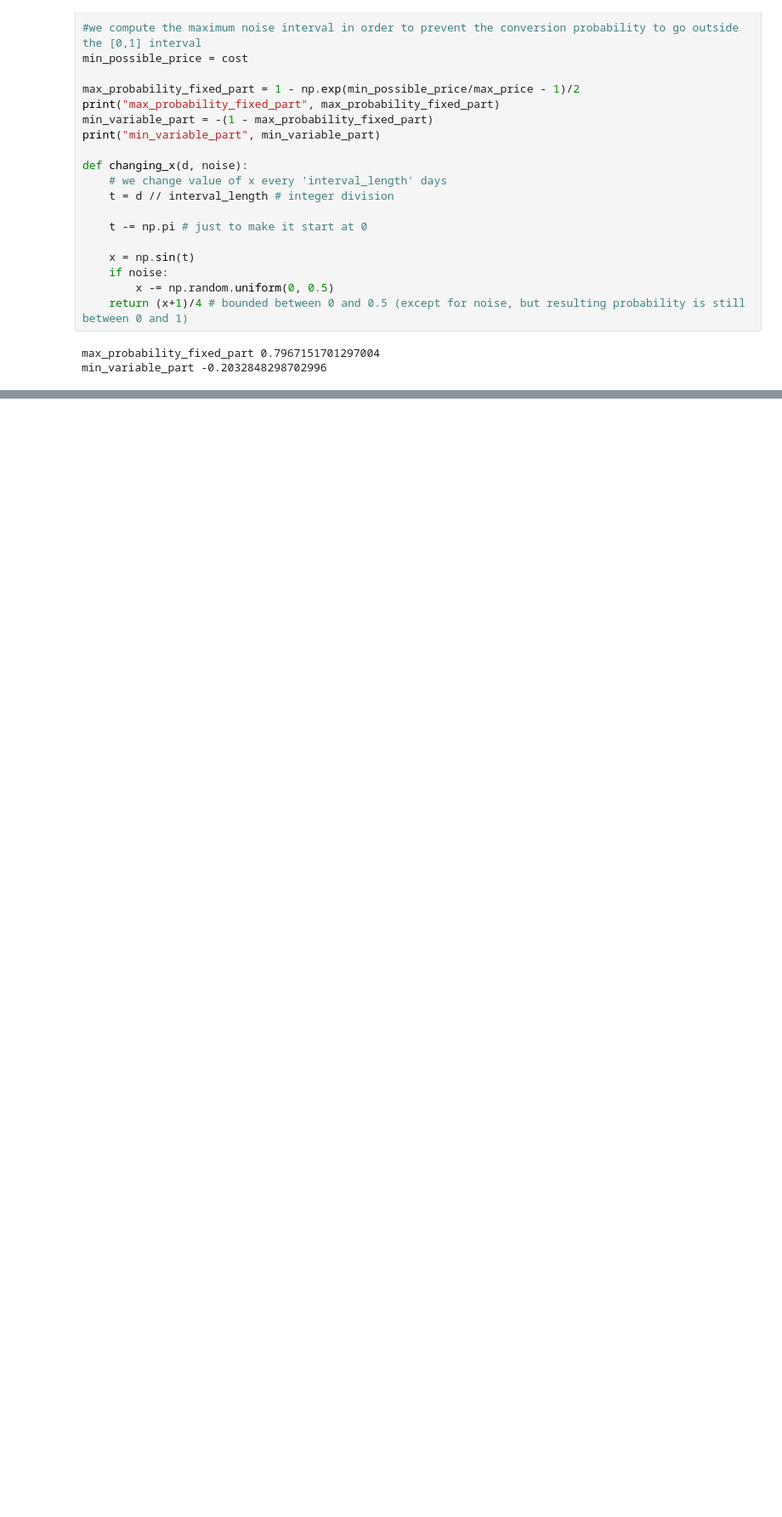
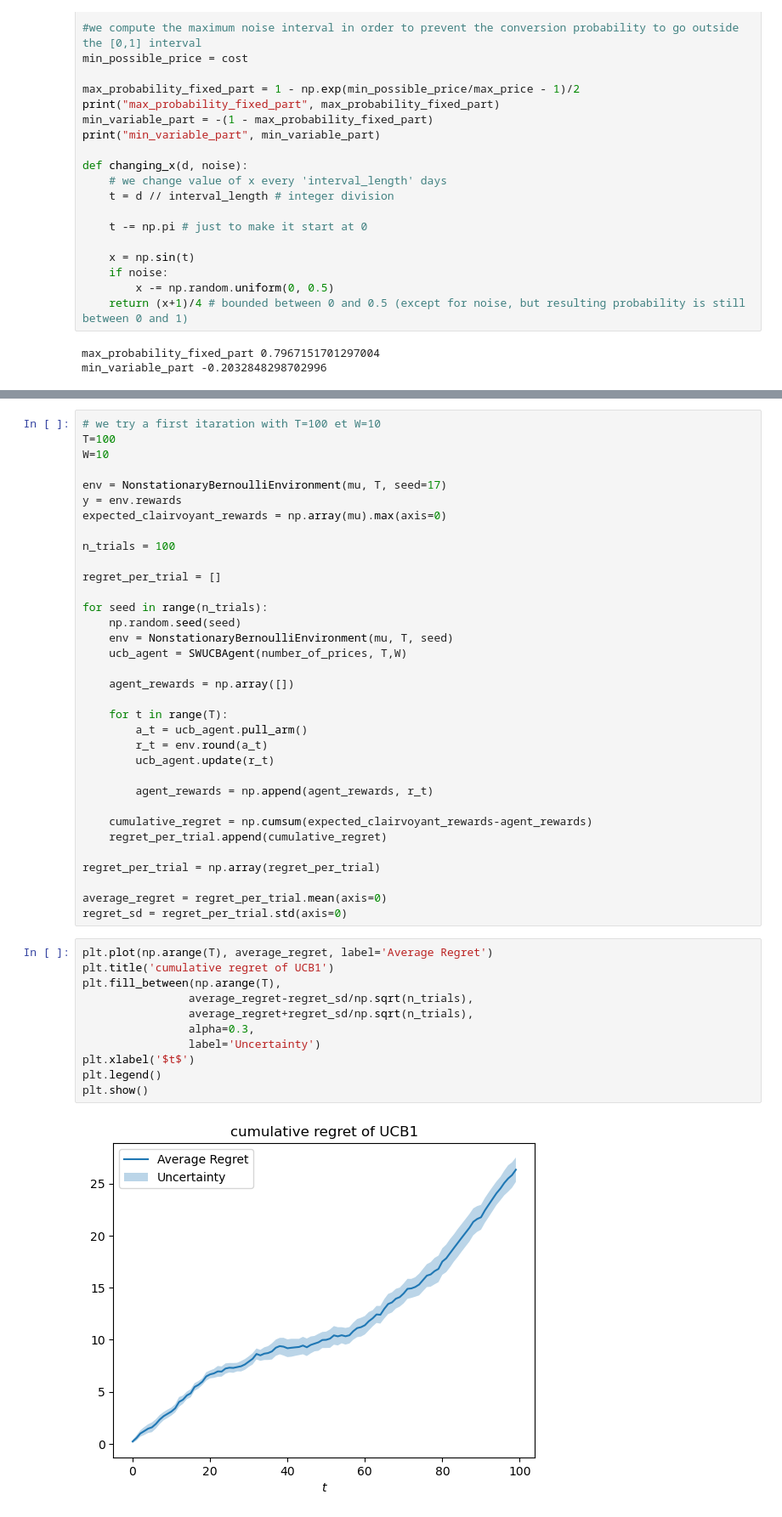
Before and after one commit to giulio8/OLA_project, a Jupyter notebook: Extensions_pricing.ipynb, the cells around one changed output, grey strips where cells are left out. Shown: that part at 85% size. Saved outputs shown, nothing was run; the diff lists cells and outputs as text; blank space fills up the shorter version.

```diff
--- a/Extensions_pricing.ipynb
+++ b/Extensions_pricing.ipynb
@@ -74,0 +242,47 @@ plt.show()
+# %%
+# we try a first itaration with T=100 et W=10
+T=100
+W=10
+
+env = NonstationaryBernoulliEnvironment(mu, T, seed=17)
+y = env.rewards
+expected_clairvoyant_rewards = np.array(mu).max(axis=0)
+
+n_trials = 100
+
+regret_per_trial = []
+
+for seed in range(n_trials):
+    np.random.seed(seed)
+    env = NonstationaryBernoulliEnvironment(mu, T, seed)
+    ucb_agent = SWUCBAgent(number_of_prices, T,W)
+
+    agent_rewards = np.array([])
+
+    for t in range(T):
+        a_t = ucb_agent.pull_arm()
+        r_t = env.round(a_t)
+        ucb_agent.update(r_t)
+
+        agent_rewards = np.append(agent_rewards, r_t)
+
+    cumulative_regret = np.cumsum(expected_clairvoyant_rewards-agent_rewards)
+    regret_per_trial.append(cumulative_regret)
+
+regret_per_trial = np.array(regret_per_trial)
+
+average_regret = regret_per_trial.mean(axis=0)
+regret_sd = regret_per_trial.std(axis=0)
+# %%
+plt.plot(np.arange(T), average_regret, label='Average Regret')
+plt.title('cumulative regret of UCB1')
+plt.fill_between(np.arange(T),
+                average_regret-regret_sd/np.sqrt(n_trials),
+                average_regret+regret_sd/np.sqrt(n_trials),
+                alpha=0.3,
+                label='Uncertainty')
+plt.xlabel('$t$')
+plt.legend()
+plt.show()
+# %% [output]
+[figure, added]
```
Also changed, not shown: parts of 19 cells of this notebook.
